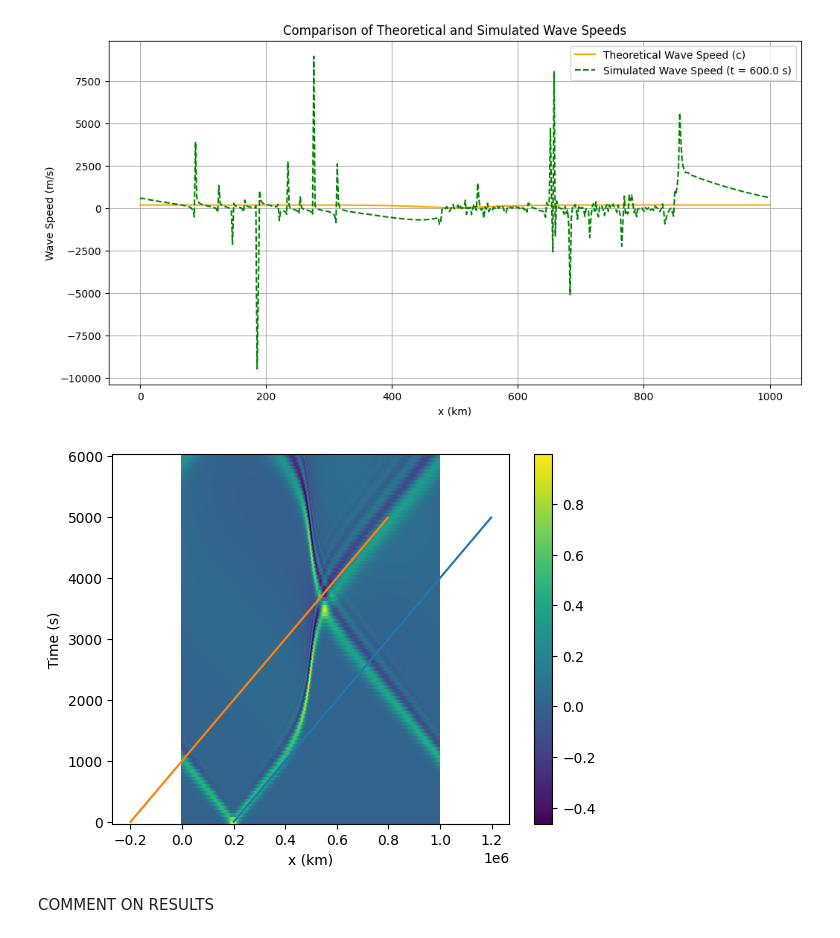
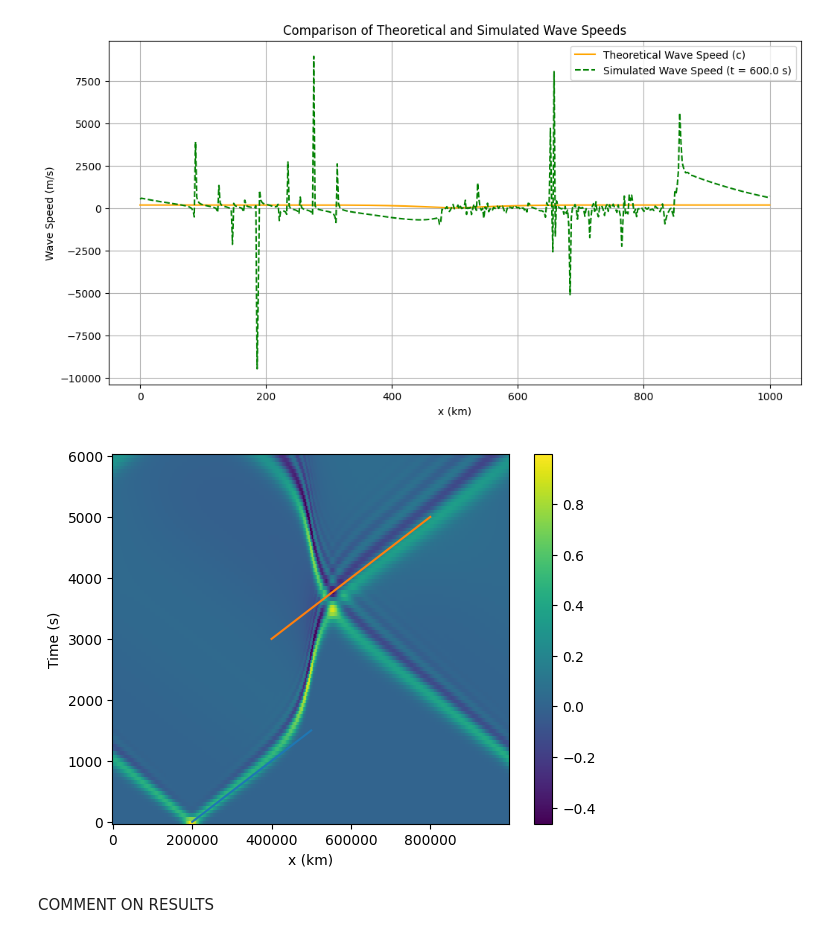
Before and after one commit to yu-huang-1/QCES, a Jupyter notebook: Project3_tsunami.ipynb, the cells around one changed output. Cells and saved outputs as stored; diff of their text form; code cells hidden in the pictures.

```diff
--- a/Project3_tsunami.ipynb
+++ b/Project3_tsunami.ipynb
@@ -270,14 +270,15 @@ plt.show()
 # %%
 plt.pcolor(x, t_save, h_save)
 
-plt.plot(x+2e5, x/200)
-plt.plot(x-2e5, x/200)
+plt.plot(np.linspace(2e5,5e5), np.linspace(0,3e5)/200)
+plt.plot(np.linspace(6e5,1e6)-2e5, np.linspace(6e5,1e6)/200)
+#plt.plot(x-2e5, x/200)
 plt.xlabel('x (km)')
 plt.ylabel('Time (s)')
 plt.colorbar()
 plt.show()
 # %% [output]
-[figure, old version]
+[figure, new version]
 # %% [markdown]
 COMMENT ON RESULTS
 # %% [markdown]
```
Also changed, not shown: parts of 1 cell of this notebook.
